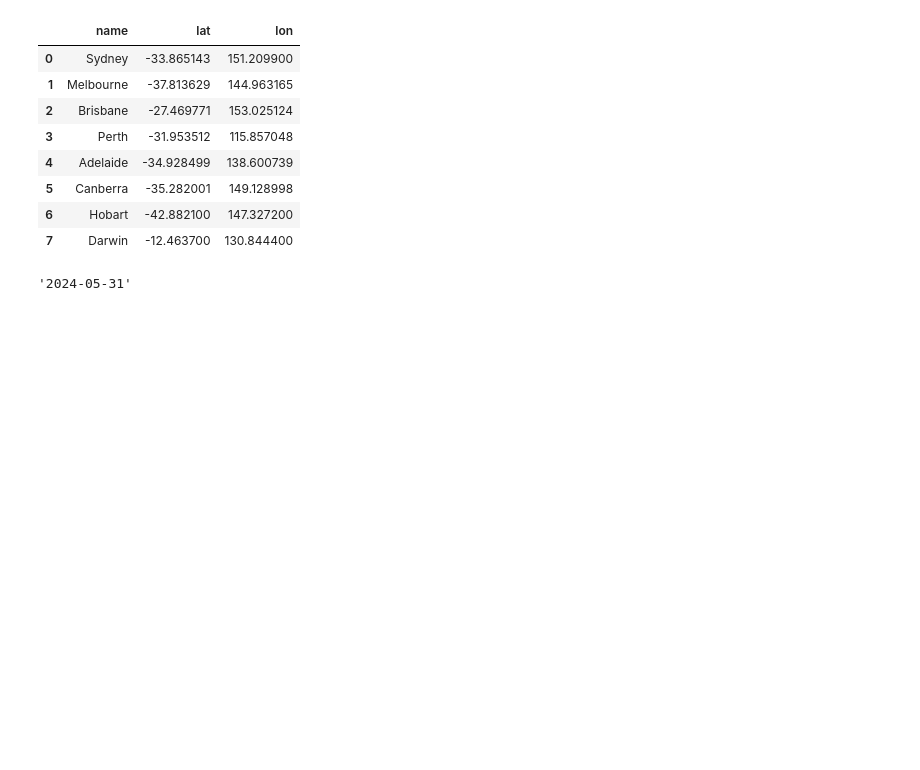
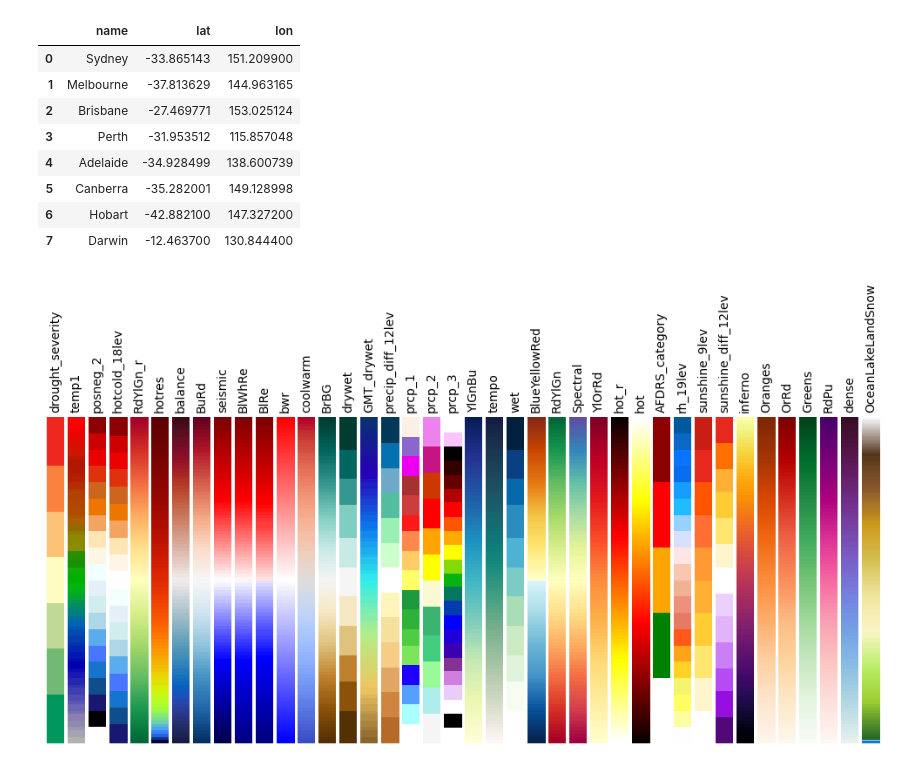
Before and after one commit to AusClimateService/plotting_maps, a Jupyter notebook: aus_map_shape.ipynb, the cells around one changed output. Cells and saved outputs as stored; diff of their text form; code cells hidden in the pictures; blank space fills up the shorter version.

```diff
--- a/aus_map_shape.ipynb
+++ b/aus_map_shape.ipynb
@@ -64,0 +115,17 @@ logo = image.imread("ACS_Logo_Blue_on_white_Stacked.png")
+# %%
+from pylab import *
+from numpy import outer
+rc('text', usetex=False)
+a=outer(arange(0,1,0.01),ones(10))
+figure(figsize=(10,5))
+subplots_adjust(top=0.8,bottom=0.05,left=0.01,right=0.99)
+maps=[m for m in cmap_dict]
+l=len(maps)+1
+for i, m in enumerate(maps):
+    subplot(1,l,i+1)
+    axis("off")
+    imshow(a,aspect='auto',cmap=cmap_dict[m],origin="lower")
+    title(m,rotation=90,fontsize=10)
+savefig("colormaps.png",dpi=100,facecolor='gray')
+# %% [output]
+[figure, added]
@@ -76,10 +165,6 @@ map_total_bounds = [xlim[0], ylim[0], xlim[1], ylim[1]]
 
 not_australia = gpd.GeoSeries(data = [box(*box(*map_total_bounds).bounds).difference(australia["geometry"].values[0])],
                               crs=crs,)
-# %%
-str(datetime.datetime.now().date())
-# %% [output]
-'2024-05-31'
 # %%
 def plot_aus_shapefiles(name =  "aus_states_territories",
                         data = None,
```
Also changed, not shown: parts of 67 cells of this notebook.
